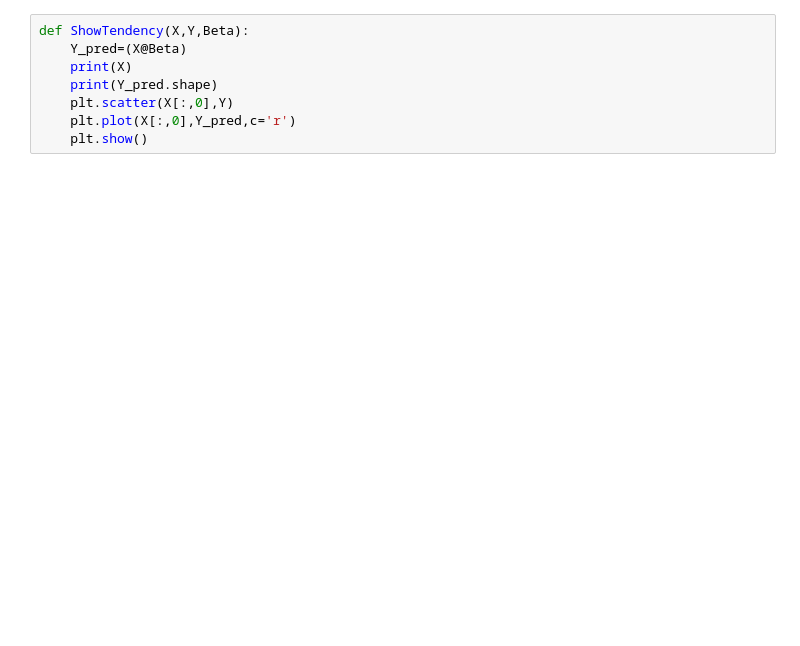
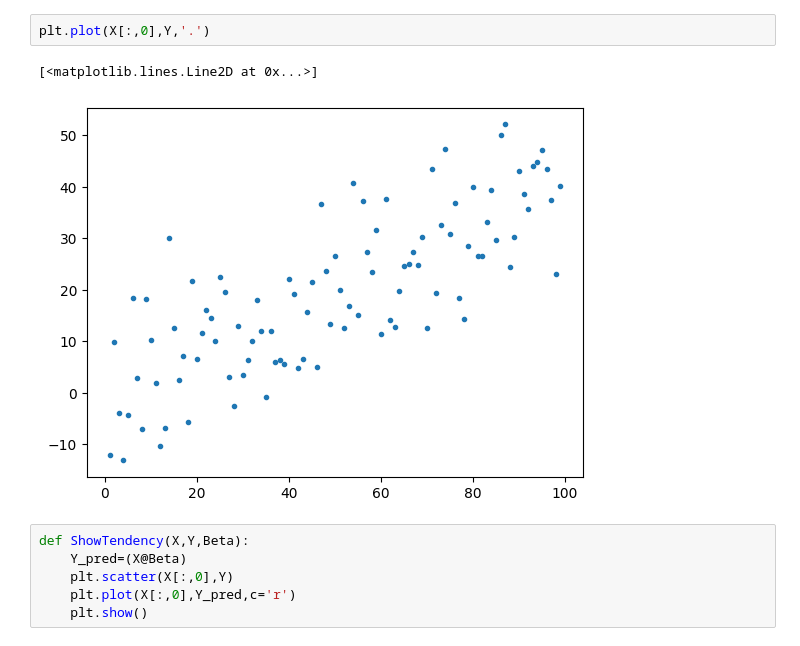
Before and after one commit to Andresmahu/C1-Darkseid-RegresionLineal, a Jupyter notebook: C1-Darkseid-RegresionLineal.ipynb, the cells around one changed output. Saved outputs shown, nothing was run; the diff lists cells and outputs as text; blank space fills up the shorter version.

```diff
--- a/C1-Darkseid-RegresionLineal.ipynb
+++ b/C1-Darkseid-RegresionLineal.ipynb
@@ -17,8 +23,11 @@ X,Y=CreatePoints(2,100,0.1)
+# %%
+plt.plot(X[:,0],Y,'.')
+# %% [output]
+[<matplotlib.lines.Line2D at 0x...>]
+[figure, added]
 # %%
 def ShowTendency(X,Y,Beta):
     Y_pred=(X@Beta)
-    print(X)
-    print(Y_pred.shape)
     plt.scatter(X[:,0],Y)
     plt.plot(X[:,0],Y_pred,c='r')
     plt.show()
```
Also changed, not shown: parts of 7 cells of this notebook.
